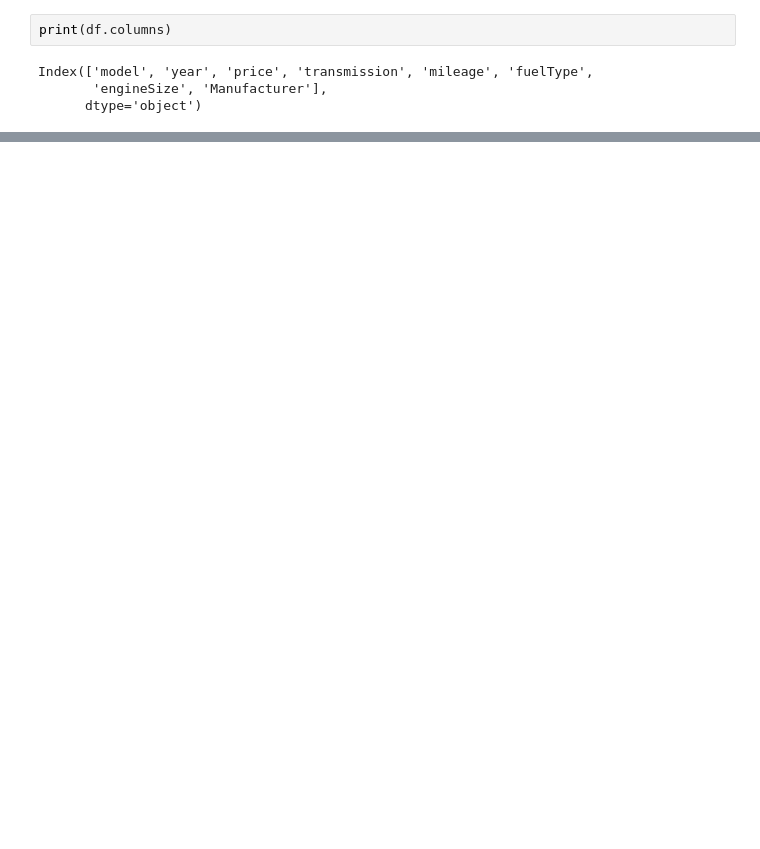
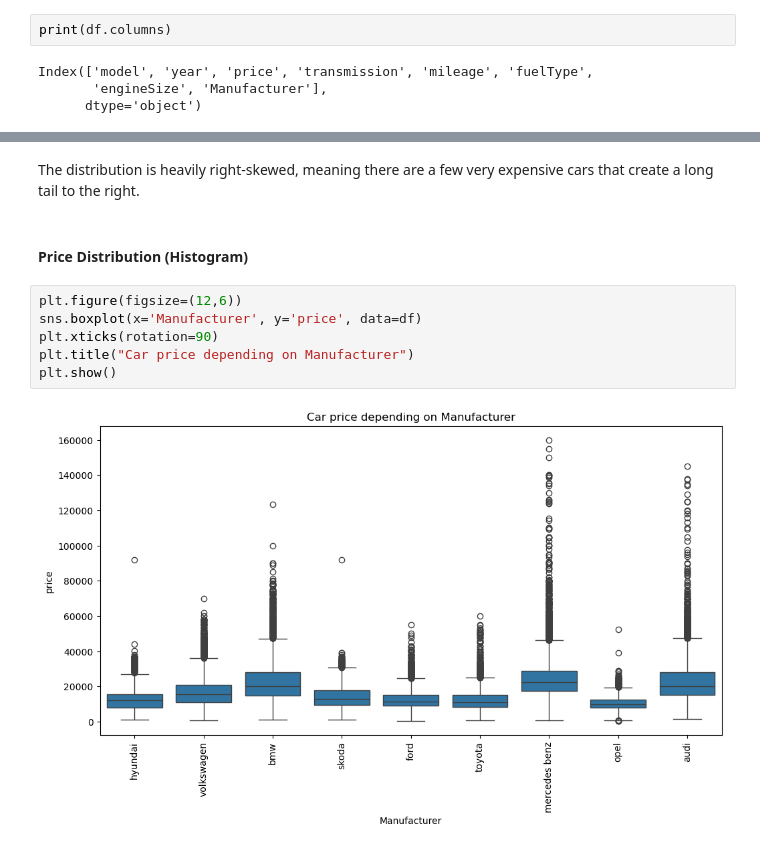
Before and after one commit to kristokontse/Car-Prediction, a Jupyter notebook: data_analyze.ipynb, the cells around one changed output, grey strips where cells are left out. Cells and saved outputs as stored; diff of their text form; blank space fills up the shorter version.

```diff
--- a/data_analyze.ipynb
+++ b/data_analyze.ipynb
@@ -64,0 +124,12 @@ mileage -0.417996  0.739664  1.000000
+# %% [markdown]
+The distribution is heavily right-skewed, meaning there are a few very expensive cars that create a long tail to the right.
+# %% [markdown]
+#### Price Distribution (Histogram)
+# %%
+plt.figure(figsize=(12,6))
+sns.boxplot(x='Manufacturer', y='price', data=df)
+plt.xticks(rotation=90)
+plt.title("Car price depending on Manufacturer")
+plt.show()
+# %% [output]
+[figure, added]
```
Also changed, not shown: parts of 18 cells of this notebook, 3 other files.
